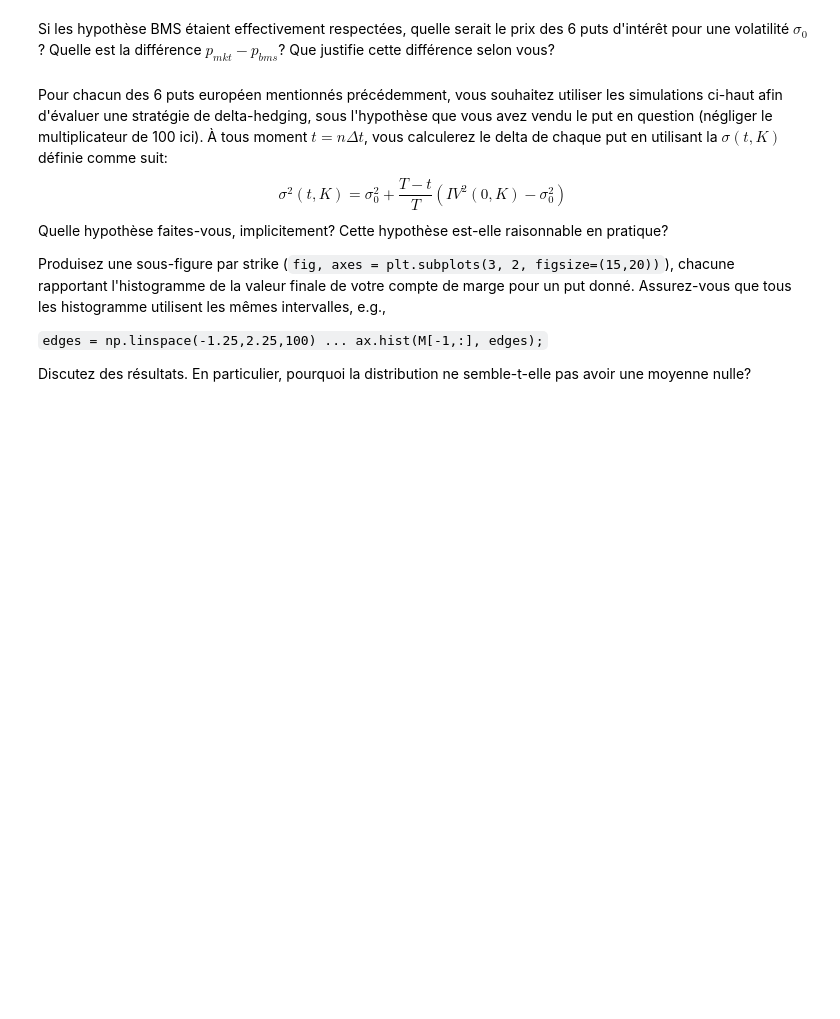
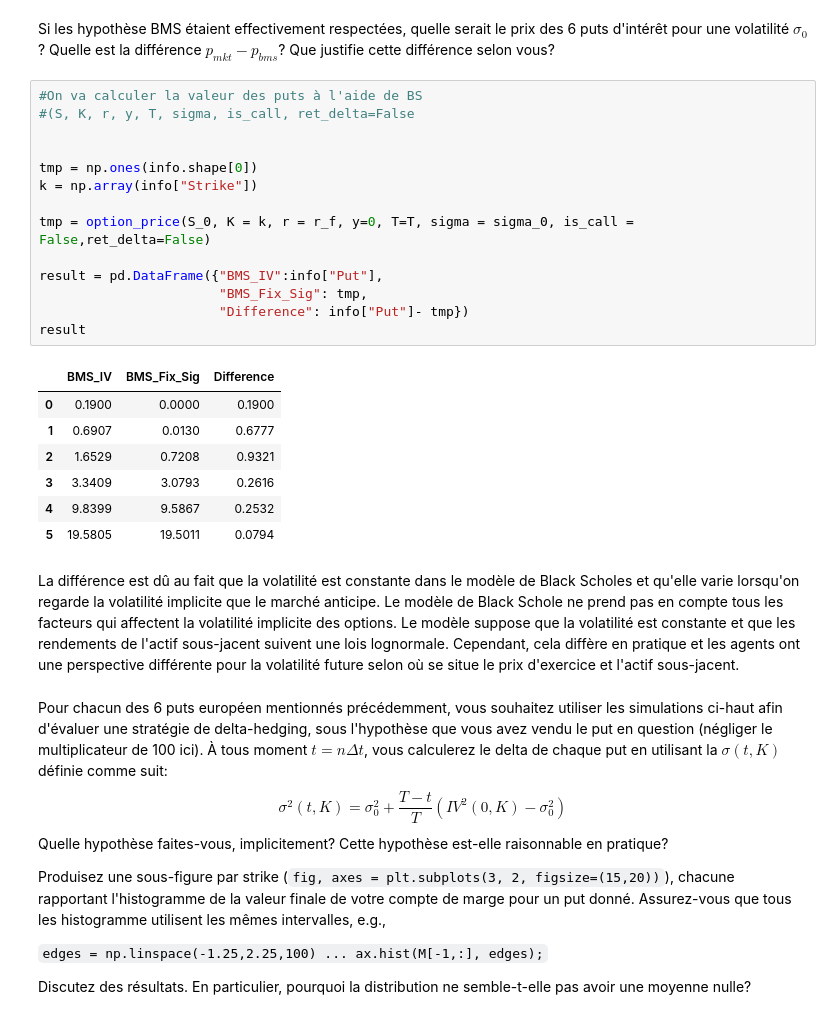
Before and after one commit to Thomas4390/produits_derives, a Jupyter notebook: assignment1_202301.ipynb, the cells around one changed output. Drawn from its saved outputs; the diff is of its cells as text; blank space fills up the shorter version.

```diff
--- a/assignment1_202301.ipynb
+++ b/assignment1_202301.ipynb
@@ -208,6 +214,30 @@ ax.legend();
 # %% [markdown]
 Si les hypothèse BMS étaient effectivement respectées, quelle serait le prix des 6 puts
 d'intérêt pour une volatilité $\sigma_0$? Quelle est la différence $p_{mkt} - p_{bms}$? Que justifie cette différence selon vous?
+# %%
+#On va calculer la valeur des puts à l'aide de BS
+#(S, K, r, y, T, sigma, is_call, ret_delta=False
+
+
+tmp = np.ones(info.shape[0])
+k = np.array(info["Strike"])
+
+tmp = option_price(S_0, K = k, r = r_f, y=0, T=T, sigma = sigma_0, is_call = False,ret_delta=False)
+
+result = pd.DataFrame({"BMS_IV":info["Put"],
+                       "BMS_Fix_Sig": tmp,
+                       "Difference": info["Put"]- tmp})
+result
+# %% [output]
+|  | BMS_IV | BMS_Fix_Sig | Difference |
+| 0 | 0.1900 | 0.0000 | 0.1900 |
+| 1 | 0.6907 | 0.0130 | 0.6777 |
+| 2 | 1.6529 | 0.7208 | 0.9321 |
+| 3 | 3.3409 | 3.0793 | 0.2616 |
+| 4 | 9.8399 | 9.5867 | 0.2532 |
+| 5 | 19.5805 | 19.5011 | 0.0794 |
+# %% [markdown]
+La différence est dû au fait que la volatilité est constante dans le modèle de Black Scholes et qu'elle varie lorsqu'on regarde la volatilité implicite que le marché anticipe. Le modèle de Black Schole ne prend pas en compte tous les facteurs qui affectent la volatilité implicite des options. Le modèle suppose que la volatilité est constante et que les rendements de l'actif sous-jacent suivent une lois lognormale. Cependant, cela diffère en pratique et les agents ont une perspective différente pour la volatilité future selon où se situe le prix d'exercice et l'actif sous-jacent.
 # %% [markdown]
 Pour chacun des 6 puts européen mentionnés précédemment, vous souhaitez utiliser les simulations ci-haut afin d'évaluer une stratégie de delta-hedging, sous l'hypothèse que vous avez vendu le put en question (négliger le multiplicateur de 100 ici). À tous moment $t = n\Delta t$, vous calculerez le delta de chaque put en utilisant la $\sigma(t,K)$ définie comme suit:
 \begin{equation*}
```
Also changed, not shown: parts of 5 cells of this notebook.
